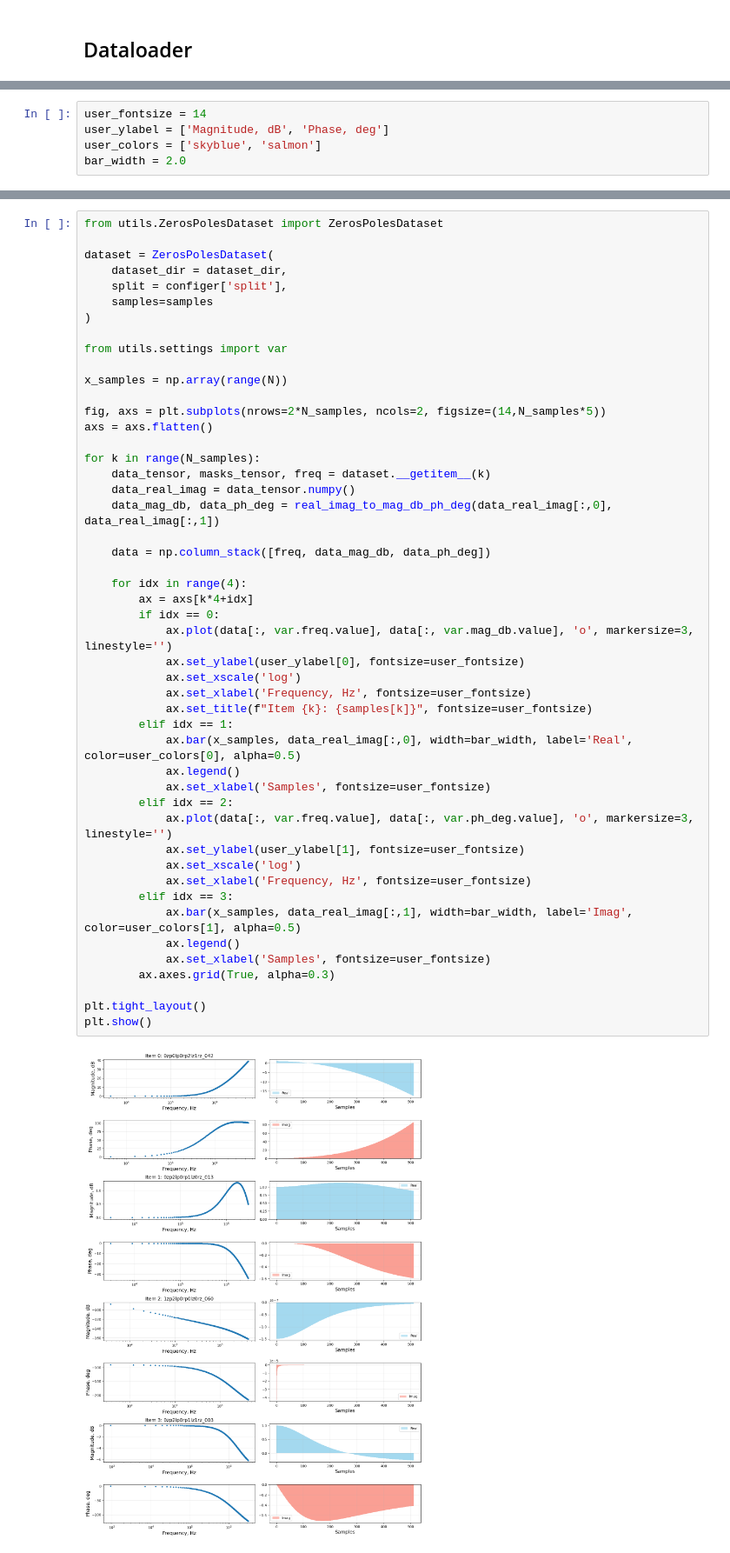
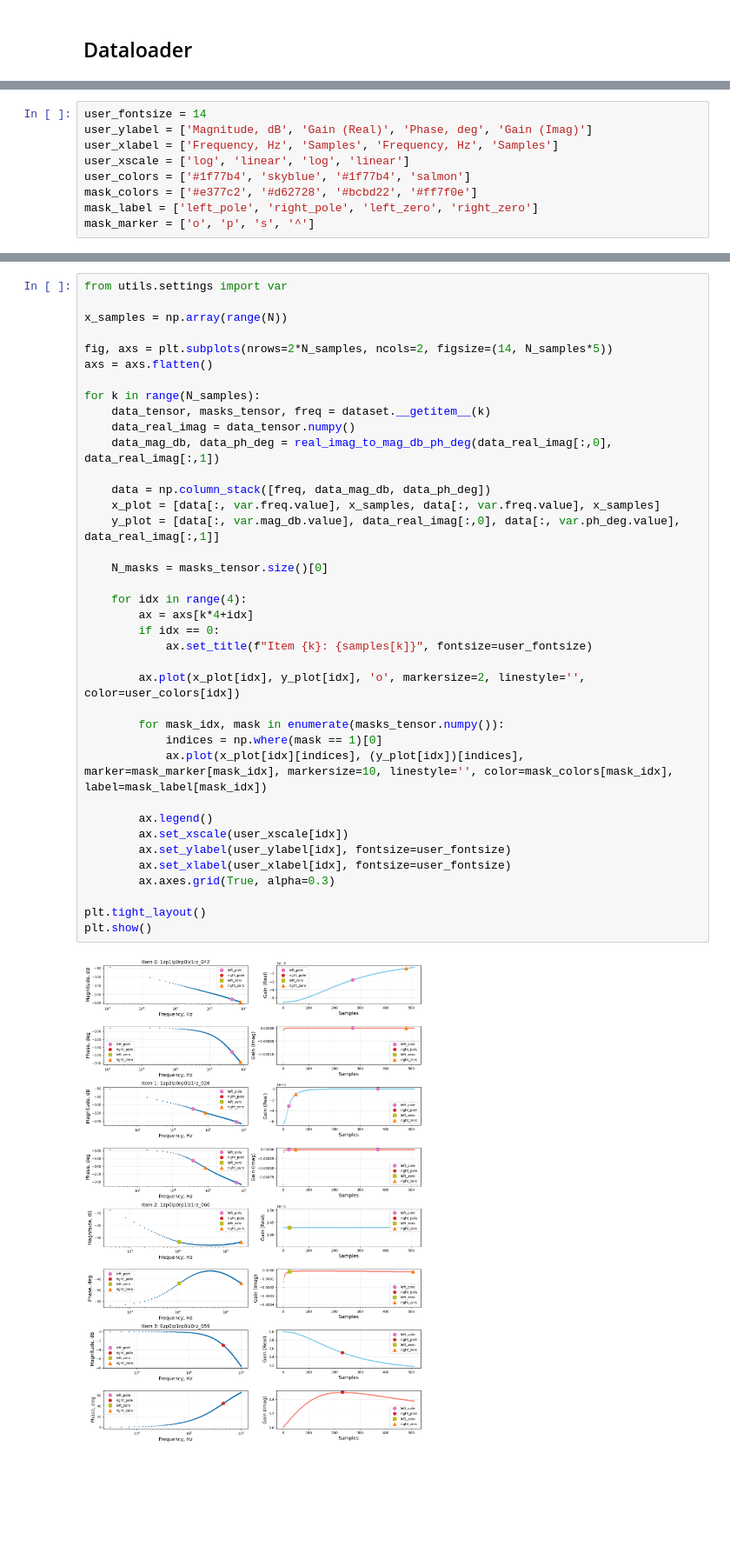
Before and after one commit to romangorbunov91/zeros-poles-masks, a Jupyter notebook: debug_notebook.ipynb, the cells around one changed output, grey strips where cells are left out. Shown at 87% size. Saved outputs shown, nothing was run; the diff lists cells and outputs as text; blank space fills up the shorter version.

```diff
--- a/debug_notebook.ipynb
+++ b/debug_notebook.ipynb
@@ -63,5 +82,9 @@ CUDA is not available. PyTorch is using CPU.
 # %%
 user_fontsize = 14
-user_ylabel = ['Magnitude, dB', 'Phase, deg']
-user_colors = ['skyblue', 'salmon']
-bar_width = 2.0
+user_ylabel = ['Magnitude, dB', 'Gain (Real)', 'Phase, deg', 'Gain (Imag)']
+user_xlabel = ['Frequency, Hz', 'Samples', 'Frequency, Hz', 'Samples']
+user_xscale = ['log', 'linear', 'log', 'linear']
+user_colors = ['#1f77b4', 'skyblue', '#1f77b4', 'salmon']
+mask_colors = ['#e377c2', '#d62728', '#bcbd22', '#ff7f0e']
+mask_label = ['left_pole', 'right_pole', 'left_zero', 'right_zero']
+mask_marker = ['o', 'p', 's', '^']
@@ -79,50 +91,40 @@ samples = np.random.choice(samples_full, size=N_samples, replace=False).tolist()
 # %%
-from utils.ZerosPolesDataset import ZerosPolesDataset
-
-dataset = ZerosPolesDataset(
-    dataset_dir = dataset_dir,
-    split = configer['split'],
-    samples=samples
-)
-
 from utils.settings import var
 
 x_samples = np.array(range(N))
 
-fig, axs = plt.subplots(nrows=2*N_samples, ncols=2, figsize=(14,N_samples*5))
+fig, axs = plt.subplots(nrows=2*N_samples, ncols=2, figsize=(14, N_samples*5))
 axs = axs.flatten()
 
 for k in range(N_samples):
     data_tensor, masks_tensor, freq = dataset.__getitem__(k)
     data_real_imag = data_tensor.numpy()
     data_mag_db, data_ph_deg = real_imag_to_mag_db_ph_deg(data_real_imag[:,0], data_real_imag[:,1])
 
     data = np.column_stack([freq, data_mag_db, data_ph_deg])
+    x_plot = [data[:, var.freq.value], x_samples, data[:, var.freq.value], x_samples]
+    y_plot = [data[:, var.mag_db.value], data_real_imag[:,0], data[:, var.ph_deg.value], data_real_imag[:,1]]
+
+    N_masks = masks_tensor.size()[0]
 
     for idx in range(4):
         ax = axs[k*4+idx]
         if idx == 0:
-            ax.plot(data[:, var.freq.value], data[:, var.mag_db.value], 'o', markersize=3, linestyle='')
-            ax.set_ylabel(user_ylabel[0], fontsize=user_fontsize)
-            ax.set_xscale('log')
-            ax.set_xlabel('Frequency, Hz', fontsize=user_fontsize)
             ax.set_title(f"Item {k}: {samples[k]}", fontsize=user_fontsize)
-        elif idx == 1:
-            ax.bar(x_samples, data_real_imag[:,0], width=bar_width, label='Real', color=user_colors[0], alpha=0.5)
-            ax.legend()
-            ax.set_xlabel('Samples', fontsize=user_fontsize)
-        elif idx == 2:
-            ax.plot(data[:, var.freq.value], data[:, var.ph_deg.value], 'o', markersize=3, linestyle='')
-            ax.set_ylabel(user_ylabel[1], fontsize=user_fontsize)
-            ax.set_xscale('log')
-            ax.set_xlabel('Frequency, Hz', fontsize=user_fontsize)
-        elif idx == 3:
-            ax.bar(x_samples, data_real_imag[:,1], width=bar_width, label='Imag', color=user_colors[1], alpha=0.5)
-            ax.legend()
-            ax.set_xlabel('Samples', fontsize=user_fontsize)
+
+        ax.plot(x_plot[idx], y_plot[idx], 'o', markersize=2, linestyle='', color=user_colors[idx])
+
+        for mask_idx, mask in enumerate(masks_tensor.numpy()):
+            indices = np.where(mask == 1)[0]
+            ax.plot(x_plot[idx][indices], (y_plot[idx])[indices], marker=mask_marker[mask_idx], markersize=10, linestyle='', color=mask_colors[mask_idx], label=mask_label[mask_idx])
+
+        ax.legend()
+        ax.set_xscale(user_xscale[idx])
+        ax.set_ylabel(user_ylabel[idx], fontsize=user_fontsize)
+        ax.set_xlabel(user_xlabel[idx], fontsize=user_fontsize)
         ax.axes.grid(True, alpha=0.3)
 
 plt.tight_layout()
 plt.show()
 # %% [output]
-[figure, old version]
+[figure, new version]
```
Also changed, not shown: parts of 5 cells of this notebook.
